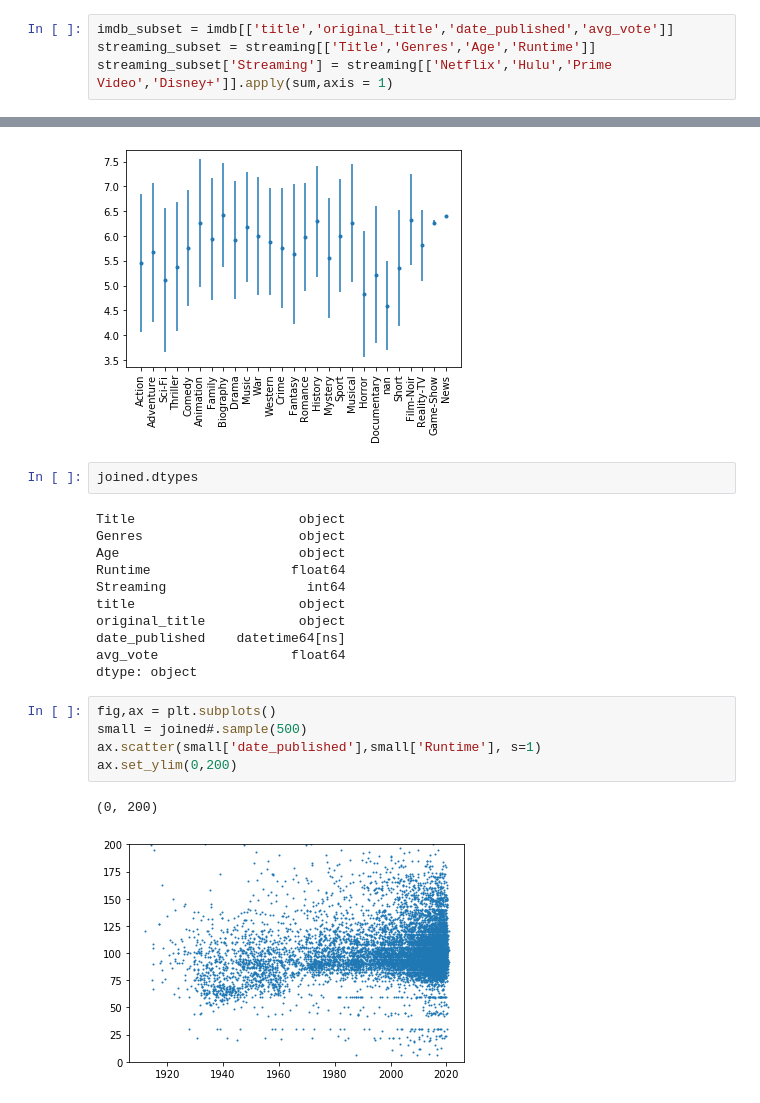
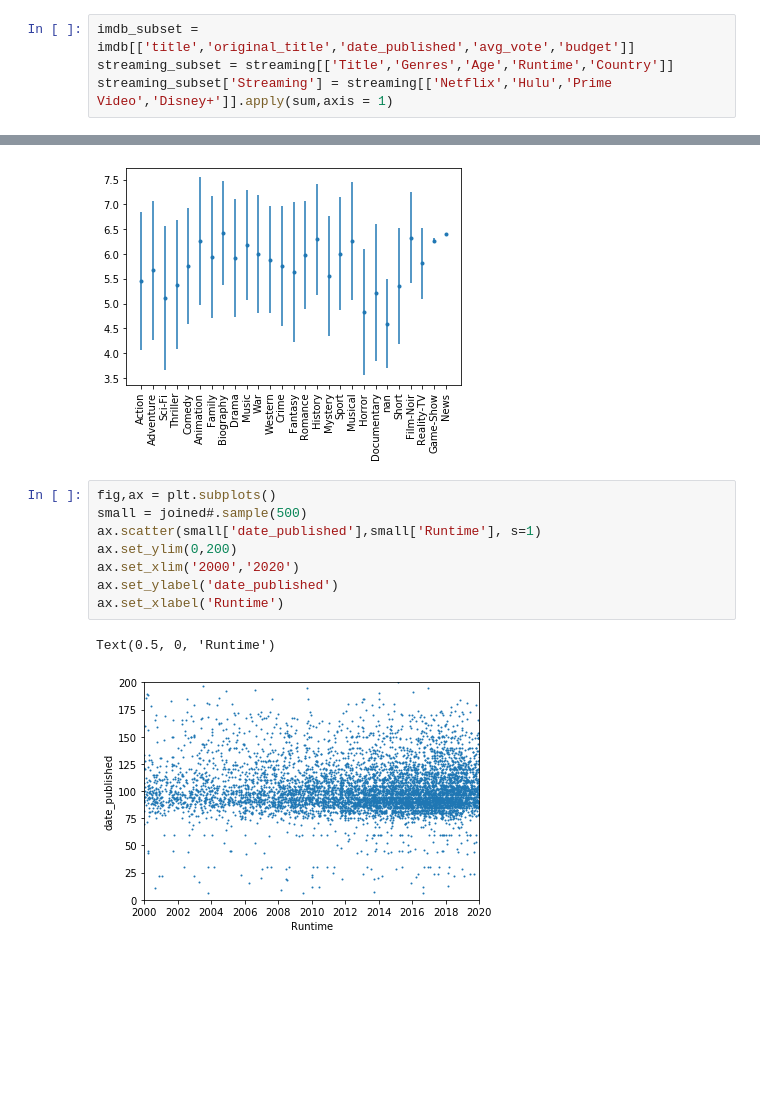
Before and after one commit to almetzler/SI330Final, a Jupyter notebook: Alexis.ipynb, the cells around one changed output, grey strips where cells are left out. Saved outputs shown, nothing was run; the diff lists cells and outputs as text; blank space fills up the shorter version.

```diff
--- a/Alexis.ipynb
+++ b/Alexis.ipynb
@@ -22,6 +22,6 @@ imdb.head()
 # %%
-imdb_subset = imdb[['title','original_title','date_published','avg_vote']]
-streaming_subset = streaming[['Title','Genres','Age','Runtime']]
+imdb_subset = imdb[['title','original_title','date_published','avg_vote','budget']]
+streaming_subset = streaming[['Title','Genres','Age','Runtime','Country']]
 streaming_subset['Streaming'] = streaming[['Netflix','Hulu','Prime Video','Disney+']].apply(sum,axis = 1)
 # %% [output]
 A value is trying to be set on a copy of a slice from a DataFrame.
@@ -82,24 +93,14 @@ plt.errorbar(genres, vals, errors,fmt = '.')
 # %% [output]
 <ErrorbarContainer object of 3 artists>
 [figure]
-# %%
-joined.dtypes
-# %% [output]
-Title                     object
-Genres                    object
-Age                       object
-Runtime                  float64
-Streaming                  int64
-title                     object
-original_title            object
-date_published    datetime64[ns]
-avg_vote                 float64
-dtype: object
 # %%
 fig,ax = plt.subplots()
 small = joined#.sample(500)
 ax.scatter(small['date_published'],small['Runtime'], s=1)
 ax.set_ylim(0,200)
+ax.set_xlim('2000','2020')
+ax.set_ylabel('date_published')
+ax.set_xlabel('Runtime')
 # %% [output]
-(0, 200)
+Text(0.5, 0, 'Runtime')
-[figure, old version]
+[figure, new version]
```
Also changed, not shown: parts of 9 cells of this notebook.
